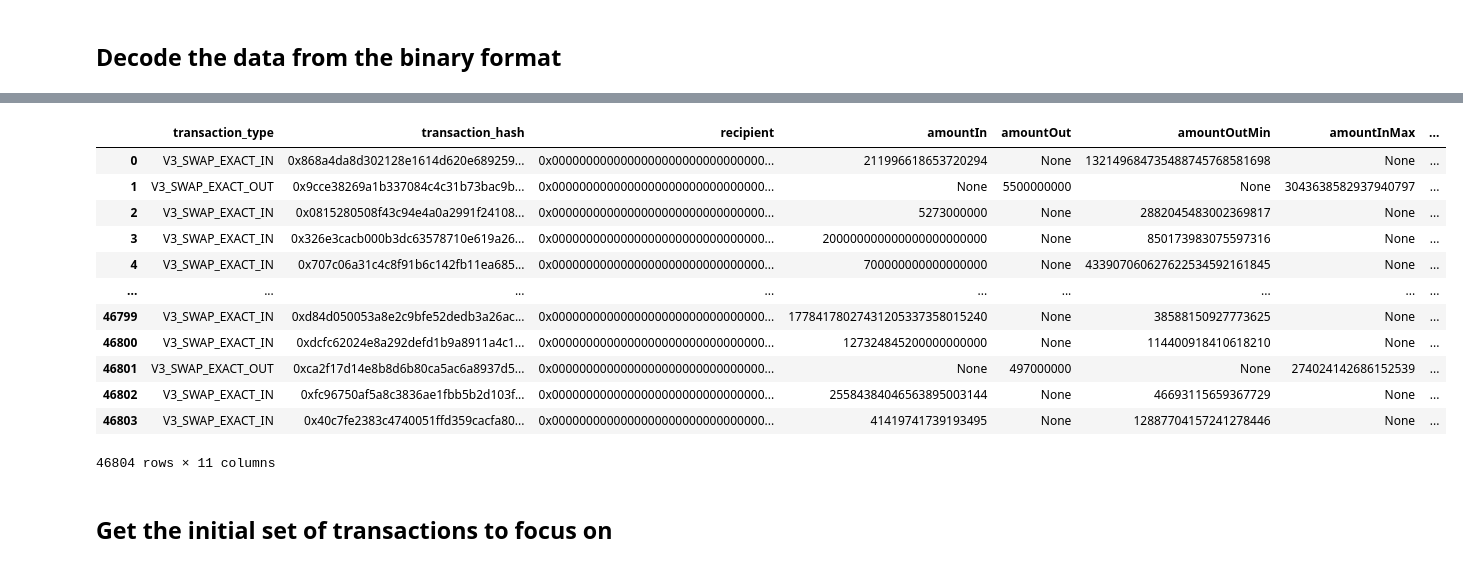
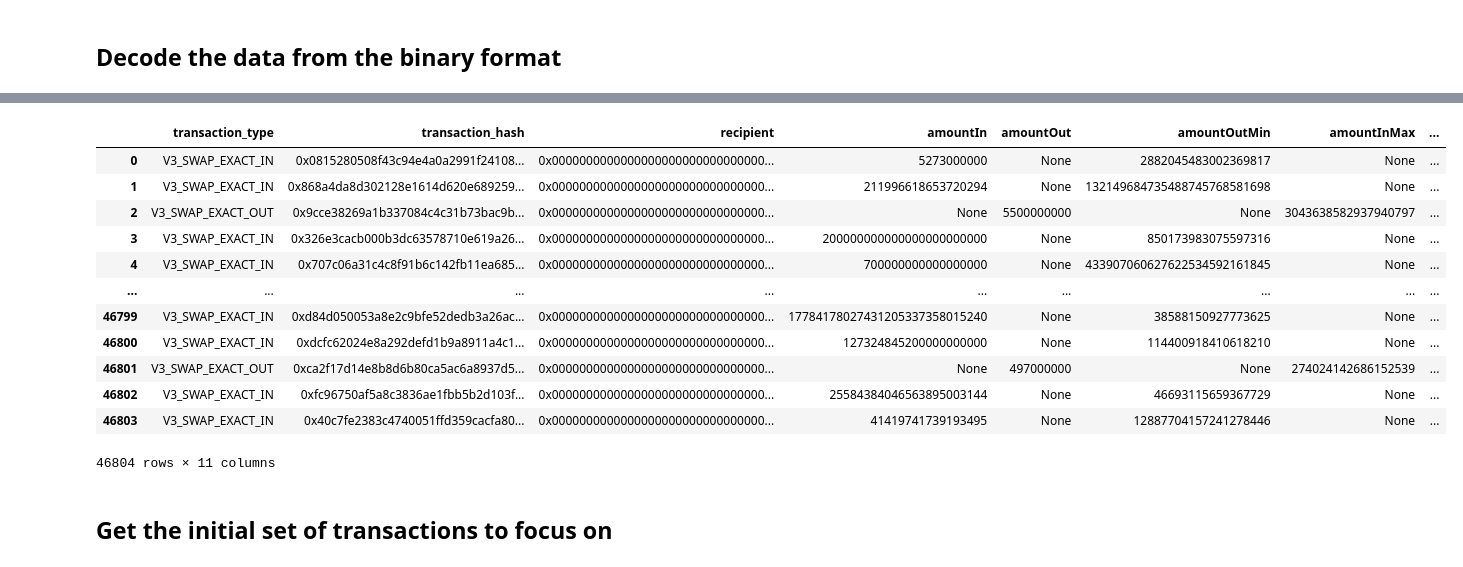
Before and after one commit to ankile/defi-measurement, a Jupyter notebook: data_collection/parse_traces.ipynb, the cells around one changed output, grey strips where cells are left out. Cells and saved outputs as stored; diff of their text form; code cells hidden in the pictures.

Commit message:
Update swap limit price ingestion code to new limit data

```diff
--- a/data_collection/parse_traces.ipynb
+++ b/data_collection/parse_traces.ipynb
@@ -24,0 +43,8 @@ postgresql_uri_mp = os.environ["POSTGRESQL_URI_MP"]
+# %%
+blob_service_client = BlobServiceClient.from_connection_string(blobstorage_uri)
+
+container_name = "uniswap-v3-universalrouter-call"
+container_client = blob_service_client.get_container_client(container_name)
+
+blobs_list = list(container_client.list_blobs())
+len(blobs_list); blobs_list[:3]
@@ -25,18 +80,8 @@ postgresql_uri_mp = os.environ["POSTGRESQL_URI_MP"]
+# %%
+assert df_all is not None
+
+df = df_all.drop_duplicates(keep='first').drop(columns=['data'])
+
+df.shape
 # %% [markdown]
 ## Decode the data from the binary format
-# %%
-
-search_commands = ['00', '01']
-command_mapping = {"00": "V3_SWAP_EXACT_IN",
-                   "01": "V3_SWAP_EXACT_OUT"}
-'''
-select *
-from uniswap_ethereum.UniversalRouter_call_execute
-limit 1000
-'''
-df = pd.read_csv("data.csv", low_memory=False)
-
-if not os.path.exists("clean"):
-    os.mkdir("clean")
-
-df
@@ -134,7 +155,7 @@ for i in range(v3_swaps.shape[0]):
 cleaned_data = [item for item in all_data if len(item[1]["path"]) == 1]
 
 
-for item in cleaned_data[:10]:
+for item in cleaned_data[:3]:
     print(item)
 
 len(cleaned_data)
@@ -153,36 +174,35 @@ len(cleaned_data)
 # %%
 flattened_data = []
 for item in cleaned_data:
     transaction_type = item[0]
     transaction_details = item[1]
     transaction_hash = item[2]
 
     # Flatten path separately as it's a nested list
     paths = transaction_details['path']
     for path in paths:
         token0, fee, token1 = path
         flattened_data.append({
             'transaction_type': transaction_type,
             'transaction_hash': transaction_hash,
             'recipient': transaction_details['recipient'],
             'amountIn': transaction_details.get('amountIn'),
             'amountOut': transaction_details.get('amountOut'),
             'amountOutMin': transaction_details.get('amountOutMin'),
             'amountInMax': transaction_details.get('amountInMax'),
             'payerIsUser': transaction_details['payerIsUser'],
             'token0': token0,
             'fee': fee,
             'token1': token1,
         })
 
 # Convert to DataFrame
-df = pd.DataFrame(flattened_data, dtype='object')
-df
+df = pd.DataFrame(flattened_data, dtype='object'); df.head()
 # %% [output]
 |  | transaction_type | transaction_hash | recipient | amountIn | amountOut | amountOutMin | amountInMax | ... |
-| 0 | V3_SWAP_EXACT_IN | 0x868a4da8d302128e1614d620e689259... | 0x0000000000000000000000000000000... | 211996618653720294 | None | 132149684735488745768581698 | None | ... |
-| 1 | V3_SWAP_EXACT_OUT | 0x9cce38269a1b337084c4c31b73bac9b... | 0x0000000000000000000000000000000... | None | 5500000000 | None | 3043638582937940797 | ... |
-| 2 | V3_SWAP_EXACT_IN | 0x0815280508f43c94e4a0a2991f24108... | 0x0000000000000000000000000000000... | 5273000000 | None | 2882045483002369817 | None | ... |
+| 0 | V3_SWAP_EXACT_IN | 0x0815280508f43c94e4a0a2991f24108... | 0x0000000000000000000000000000000... | 5273000000 | None | 2882045483002369817 | None | ... |
+| 1 | V3_SWAP_EXACT_IN | 0x868a4da8d302128e1614d620e689259... | 0x0000000000000000000000000000000... | 211996618653720294 | None | 132149684735488745768581698 | None | ... |
+| 2 | V3_SWAP_EXACT_OUT | 0x9cce38269a1b337084c4c31b73bac9b... | 0x0000000000000000000000000000000... | None | 5500000000 | None | 3043638582937940797 | ... |
 | 3 | V3_SWAP_EXACT_IN | 0x326e3cacb000b3dc63578710e619a26... | 0x0000000000000000000000000000000... | 200000000000000000000000 | None | 850173983075597316 | None | ... |
 | 4 | V3_SWAP_EXACT_IN | 0x707c06a31c4c8f91b6c142fb11ea685... | 0x0000000000000000000000000000000... | 700000000000000000 | None | 433907060627622534592161845 | None | ... |
 | ... | ... | ... | ... | ... | ... | ... | ... | ... |
```
Also changed, not shown: parts of 11 cells of this notebook, 4 other files.
